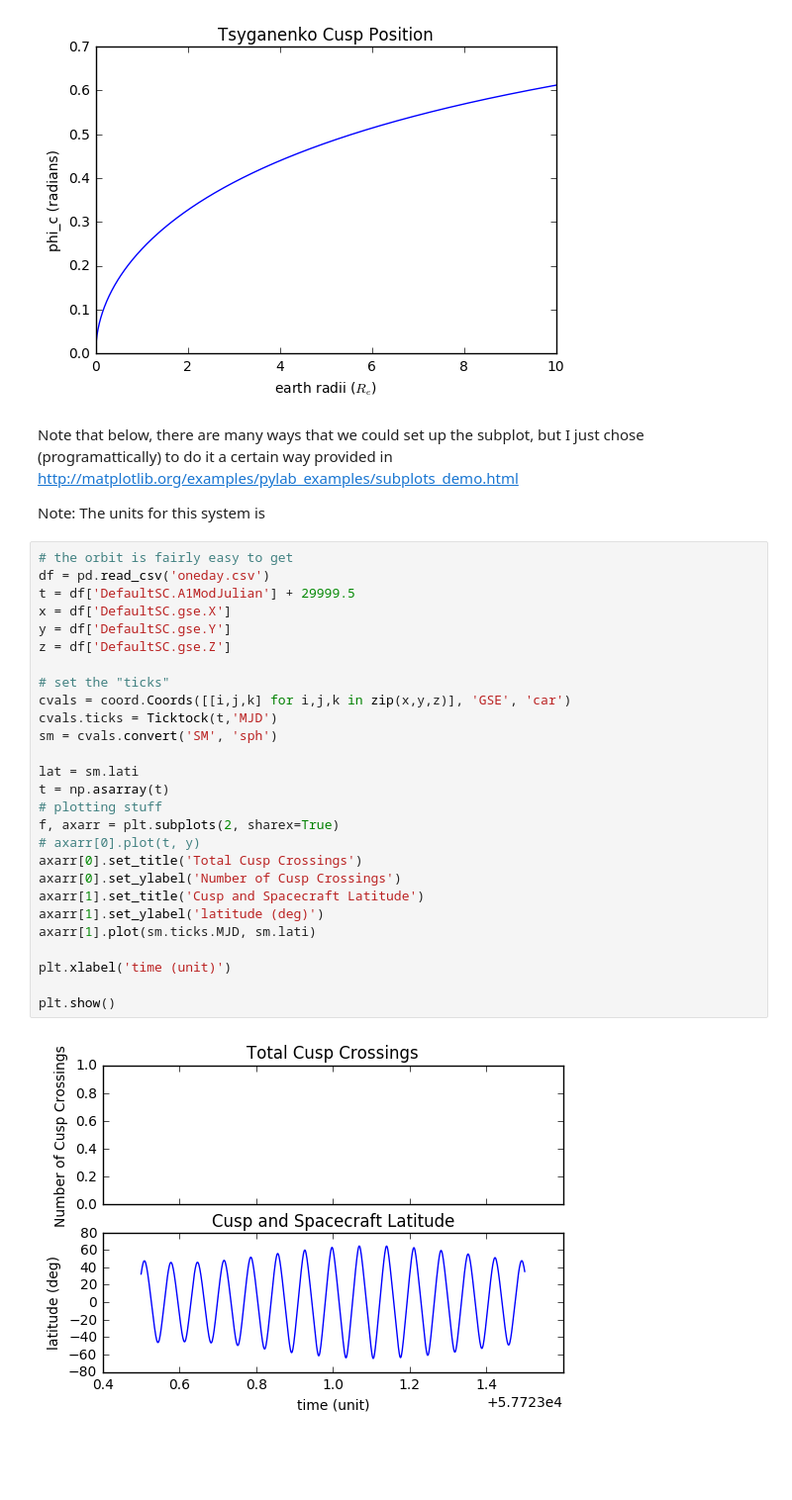
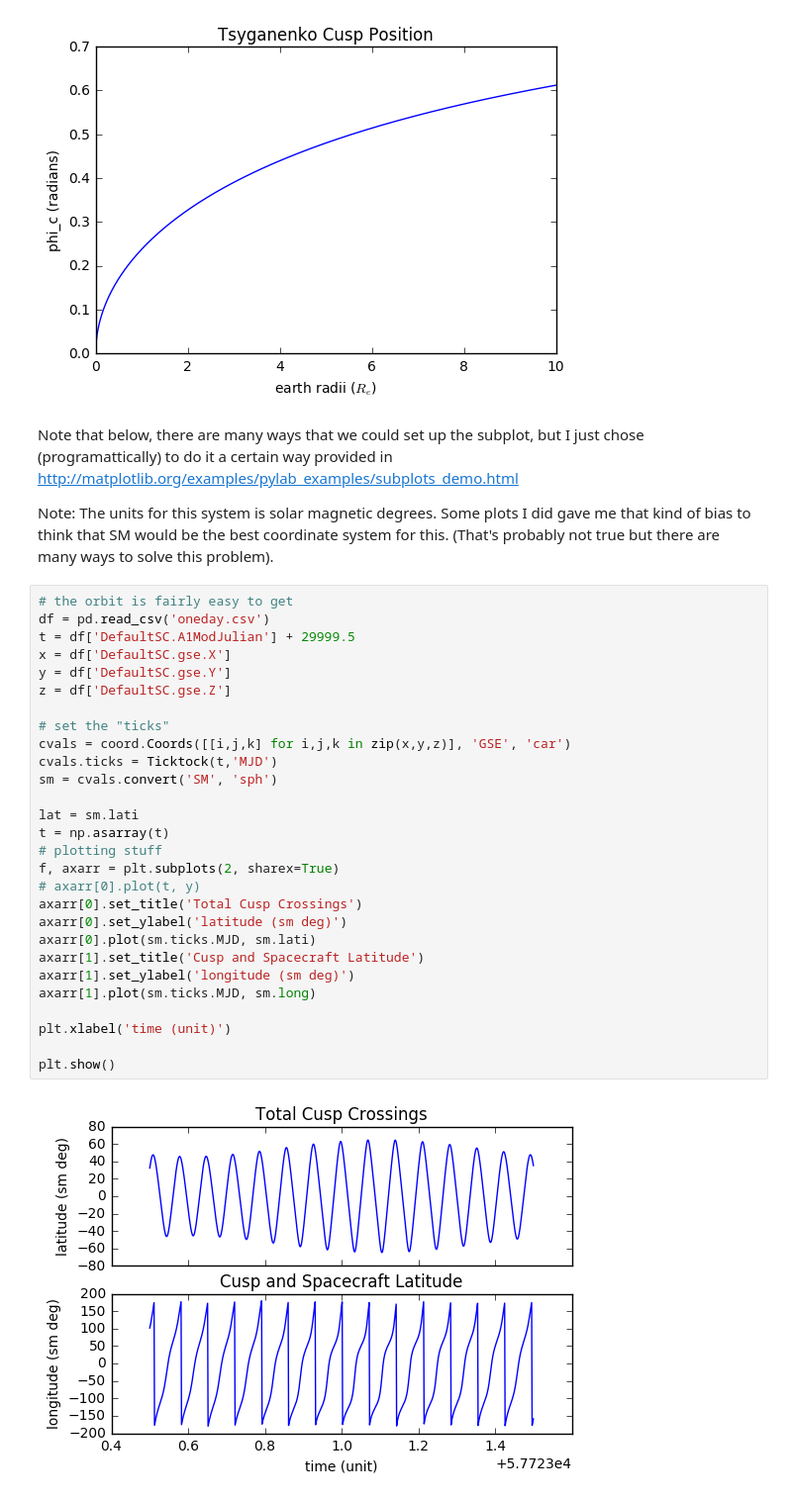
Before and after one commit to fsbr/se3-path-planner, a Jupyter notebook: modularPlanner/Cusp Plots.ipynb, the cells around one changed output. Shown: that part at 99% size. Cells and saved outputs as stored; diff of their text form; blank space fills up the shorter version.

```diff
--- a/modularPlanner/Cusp Plots.ipynb
+++ b/modularPlanner/Cusp Plots.ipynb
@@ -33,33 +33,34 @@ plt.show()
 # %% [markdown]
 Note that below, there are many ways that we could set up the subplot, but I just chose (programattically) to do it a certain way provided in http://matplotlib.org/examples/pylab_examples/subplots_demo.html
 
-Note: The units for this system is
+Note: The units for this system is solar magnetic degrees.  Some plots I did gave me that kind of bias to think that SM would be the best coordinate system for this. (That's probably not true but there are many ways to solve this problem).
 # %%
 # the orbit is fairly easy to get
 df = pd.read_csv('oneday.csv')
 t = df['DefaultSC.A1ModJulian'] + 29999.5
 x = df['DefaultSC.gse.X']
 y = df['DefaultSC.gse.Y']
 z = df['DefaultSC.gse.Z']
 
 # set the "ticks"
 cvals = coord.Coords([[i,j,k] for i,j,k in zip(x,y,z)], 'GSE', 'car')
 cvals.ticks = Ticktock(t,'MJD')
 sm = cvals.convert('SM', 'sph')
 
 lat = sm.lati
 t = np.asarray(t)
 # plotting stuff
 f, axarr = plt.subplots(2, sharex=True)
 # axarr[0].plot(t, y)
 axarr[0].set_title('Total Cusp Crossings')
-axarr[0].set_ylabel('Number of Cusp Crossings')
+axarr[0].set_ylabel('latitude (sm deg)')
+axarr[0].plot(sm.ticks.MJD, sm.lati)
 axarr[1].set_title('Cusp and Spacecraft Latitude')
-axarr[1].set_ylabel('latitude (deg)')
-axarr[1].plot(sm.ticks.MJD, sm.lati)
+axarr[1].set_ylabel('longitude (sm deg)')
+axarr[1].plot(sm.ticks.MJD, sm.long)
 
 plt.xlabel('time (unit)')
 
 plt.show()
 # %% [output]
-[figure, old version]
+[figure, new version]
```
Also changed, not shown: parts of 2 cells of this notebook, 1 other file.
